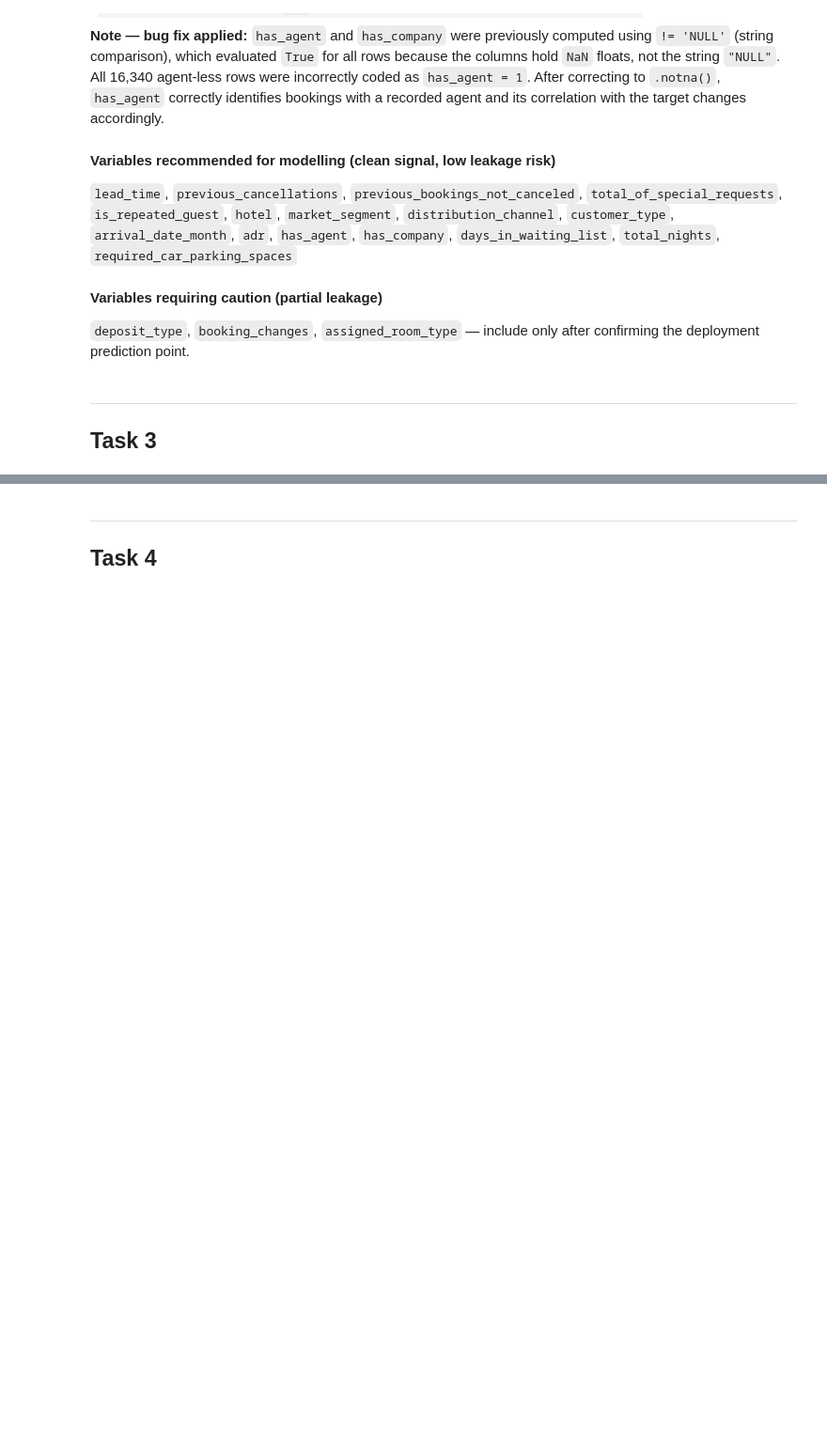
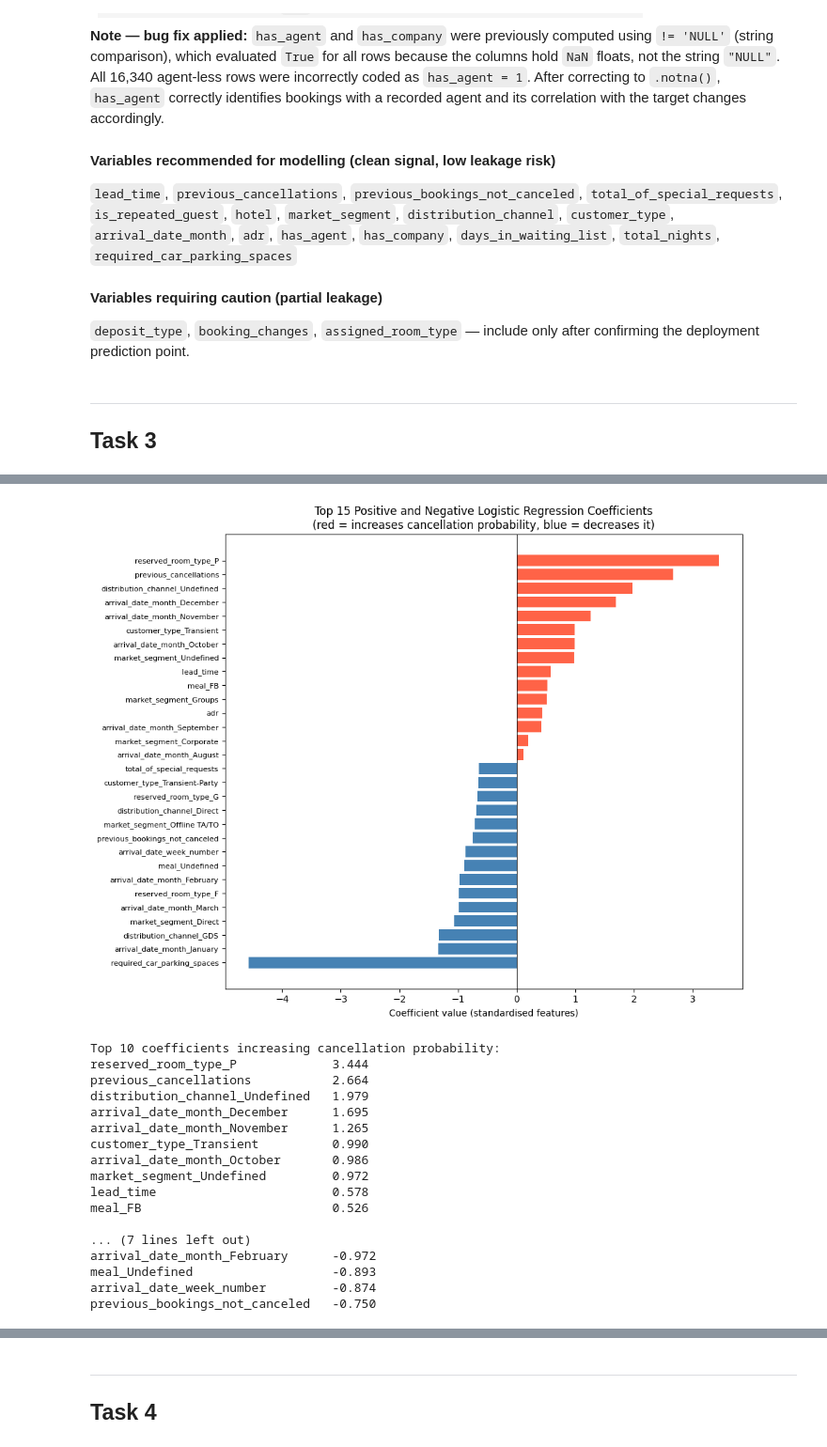
Before and after one commit to txr030118/Predictive-Analytics-group-1, a Jupyter notebook: predictive_benchmark.ipynb, the cells around one changed output, grey strips where cells are left out. Shown at 94% size. Saved outputs shown, nothing was run; the diff lists cells and outputs as text; code cells hidden in the pictures; blank space fills up the shorter version.

```diff
--- a/predictive_benchmark.ipynb
+++ b/predictive_benchmark.ipynb
@@ -1023,0 +1390,53 @@ Name: is_canceled, dtype: float64
+# %%
+# ── Task 3 | Step 7: Logistic regression coefficients ────────────────────────
+import numpy as np
+
+# Extract feature names after OHE
+ohe_cats = (baseline_lr
+            .named_steps['preprocessor']
+            .named_transformers_['cat']
+            .named_steps['ohe']
+            .get_feature_names_out(CATEGORICAL_FEATURES))
+all_feat_names = np.array(NUMERIC_FEATURES + list(ohe_cats))
+coefs = baseline_lr.named_steps['classifier'].coef_[0]
+
+coef_series = pd.Series(coefs, index=all_feat_names)
+top_pos = coef_series.nlargest(15)
+top_neg = coef_series.nsmallest(15)
+top_combined = pd.concat([top_pos, top_neg]).sort_values()
+
+fig, ax = plt.subplots(figsize=(10, 8))
+colors = ['tomato' if c > 0 else 'steelblue' for c in top_combined.values]
+ax.barh(range(len(top_combined)), top_combined.values, color=colors)
+ax.set_yticks(range(len(top_combined)))
+ax.set_yticklabels(top_combined.index, fontsize=8)
+ax.axvline(0, color='black', linewidth=0.8)
+ax.set_xlabel('Coefficient value (standardised features)')
+ax.set_title('Top 15 Positive and Negative Logistic Regression Coefficients\n'
+             '(red = increases cancellation probability, blue = decreases it)')
+plt.tight_layout()
+plt.show()
+
+print('\nTop 10 coefficients increasing cancellation probability:')
+print(coef_series.nlargest(10).round(3).to_string())
+print('\nTop 10 coefficients decreasing cancellation probability:')
+print(coef_series.nsmallest(10).round(3).to_string())
+# %% [output]
+[figure, added]
+Top 10 coefficients increasing cancellation probability:
+reserved_room_type_P             3.444
+previous_cancellations           2.664
+distribution_channel_Undefined   1.979
+arrival_date_month_December      1.695
+arrival_date_month_November      1.265
+customer_type_Transient          0.990
+arrival_date_month_October       0.986
+market_segment_Undefined         0.972
+lead_time                        0.578
+meal_FB                          0.526
+
+... (7 lines left out)
+arrival_date_month_February      -0.972
+meal_Undefined                   -0.893
+arrival_date_week_number         -0.874
+previous_bookings_not_canceled   -0.750
```
Also changed, not shown: parts of 14 cells of this notebook.
